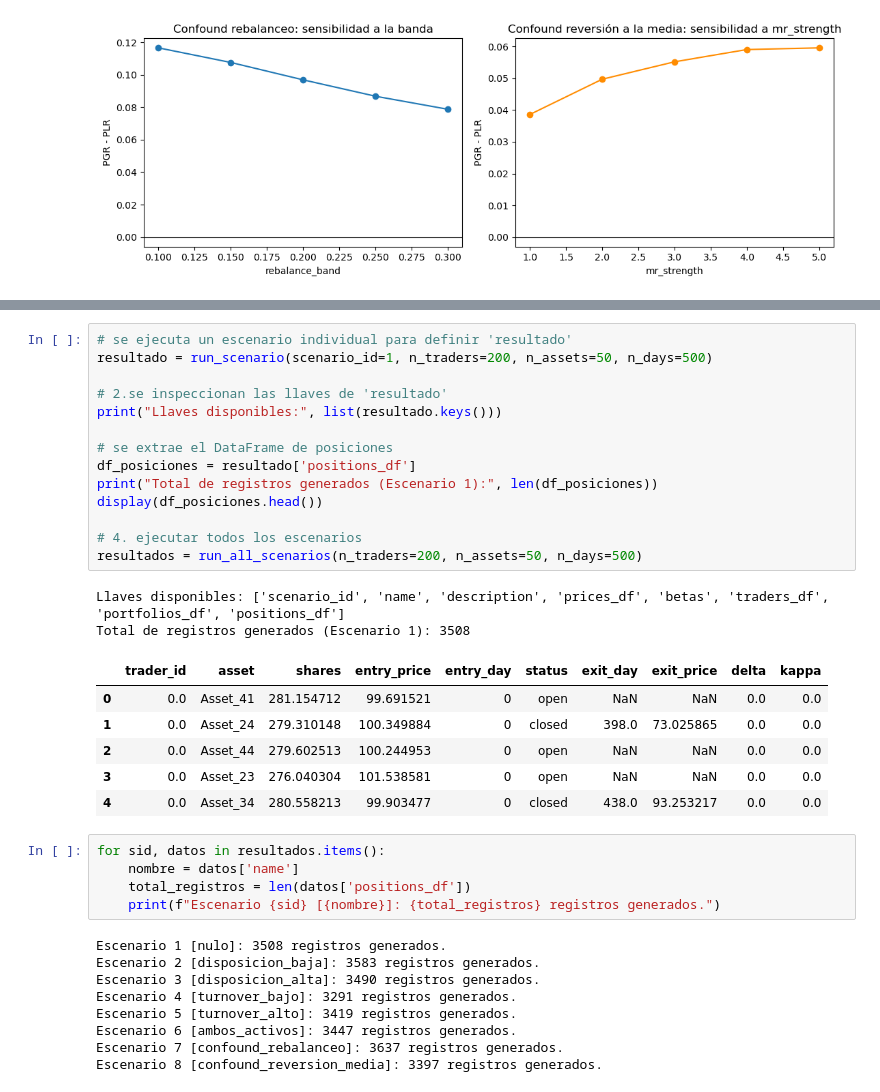
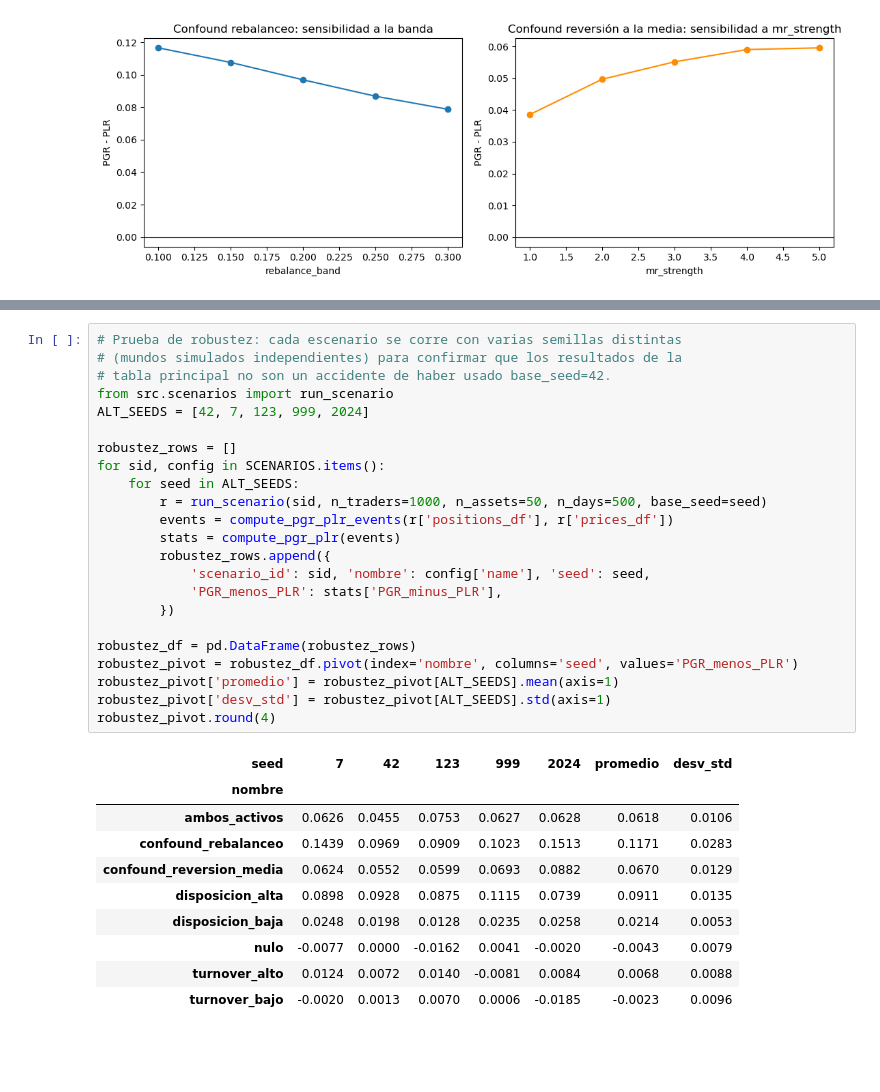
Before and after one commit to perezvic20067/behavioral-finance, a Jupyter notebook: notebooks/pruebas.ipynb, the cells around one changed output, grey strips where cells are left out. Cells and saved outputs as stored; diff of their text form; blank space fills up the shorter version.

Commit message:
agrega prueba de robustez con varias semillas y verificaciones automaticas al notebook

```diff
--- a/notebooks/pruebas.ipynb
+++ b/notebooks/pruebas.ipynb
@@ -169,37 +157,34 @@ Escenarios cargados exitosamente: [1, 2, 3, 4, 5, 6, 7, 8]
-# %%
-# se ejecuta un escenario individual para definir 'resultado'
-resultado = run_scenario(scenario_id=1, n_traders=200, n_assets=50, n_days=500)
-
-# 2.se inspeccionan las llaves de 'resultado'
-print("Llaves disponibles:", list(resultado.keys()))
-
-# se extrae el DataFrame de posiciones
-df_posiciones = resultado['positions_df']
-print("Total de registros generados (Escenario 1):", len(df_posiciones))
-display(df_posiciones.head())
-
-# 4. ejecutar todos los escenarios
-resultados = run_all_scenarios(n_traders=200, n_assets=50, n_days=500)
-# %% [output]
-Llaves disponibles: ['scenario_id', 'name', 'description', 'prices_df', 'betas', 'traders_df', 'portfolios_df', 'positions_df']
-Total de registros generados (Escenario 1): 3508
-|  | trader_id | asset | shares | entry_price | entry_day | status | exit_day | exit_price | delta | kappa |
-| 0 | 0.0 | Asset_41 | 281.154712 | 99.691521 | 0 | open | NaN | NaN | 0.0 | 0.0 |
-| 1 | 0.0 | Asset_24 | 279.310148 | 100.349884 | 0 | closed | 398.0 | 73.025865 | 0.0 | 0.0 |
-| 2 | 0.0 | Asset_44 | 279.602513 | 100.244953 | 0 | open | NaN | NaN | 0.0 | 0.0 |
-| 3 | 0.0 | Asset_23 | 276.040304 | 101.538581 | 0 | open | NaN | NaN | 0.0 | 0.0 |
-| 4 | 0.0 | Asset_34 | 280.558213 | 99.903477 | 0 | closed | 438.0 | 93.253217 | 0.0 | 0.0 |
-# %%
-for sid, datos in resultados.items():
-    nombre = datos['name']
-    total_registros = len(datos['positions_df'])
-    print(f"Escenario {sid} [{nombre}]: {total_registros} registros generados.")
-# %% [output]
-Escenario 1 [nulo]: 3508 registros generados.
-Escenario 2 [disposicion_baja]: 3583 registros generados.
-Escenario 3 [disposicion_alta]: 3490 registros generados.
-Escenario 4 [turnover_bajo]: 3291 registros generados.
-Escenario 5 [turnover_alto]: 3419 registros generados.
-Escenario 6 [ambos_activos]: 3447 registros generados.
-Escenario 7 [confound_rebalanceo]: 3637 registros generados.
-Escenario 8 [confound_reversion_media]: 3397 registros generados.
+# %%
+# Prueba de robustez: cada escenario se corre con varias semillas distintas
+# (mundos simulados independientes) para confirmar que los resultados de la
+# tabla principal no son un accidente de haber usado base_seed=42.
+from src.scenarios import run_scenario
+ALT_SEEDS = [42, 7, 123, 999, 2024]
+
+robustez_rows = []
+for sid, config in SCENARIOS.items():
+    for seed in ALT_SEEDS:
+        r = run_scenario(sid, n_traders=1000, n_assets=50, n_days=500, base_seed=seed)
+        events = compute_pgr_plr_events(r['positions_df'], r['prices_df'])
+        stats = compute_pgr_plr(events)
+        robustez_rows.append({
+            'scenario_id': sid, 'nombre': config['name'], 'seed': seed,
+            'PGR_menos_PLR': stats['PGR_minus_PLR'],
+        })
+
+robustez_df = pd.DataFrame(robustez_rows)
+robustez_pivot = robustez_df.pivot(index='nombre', columns='seed', values='PGR_menos_PLR')
+robustez_pivot['promedio'] = robustez_pivot[ALT_SEEDS].mean(axis=1)
+robustez_pivot['desv_std'] = robustez_pivot[ALT_SEEDS].std(axis=1)
+robustez_pivot.round(4)
+# %% [output]
+| seed | 7 | 42 | 123 | 999 | 2024 | promedio | desv_std |
+| nombre |  |  |  |  |  |  |  |
+| ambos_activos | 0.0626 | 0.0455 | 0.0753 | 0.0627 | 0.0628 | 0.0618 | 0.0106 |
+| confound_rebalanceo | 0.1439 | 0.0969 | 0.0909 | 0.1023 | 0.1513 | 0.1171 | 0.0283 |
+| confound_reversion_media | 0.0624 | 0.0552 | 0.0599 | 0.0693 | 0.0882 | 0.0670 | 0.0129 |
+| disposicion_alta | 0.0898 | 0.0928 | 0.0875 | 0.1115 | 0.0739 | 0.0911 | 0.0135 |
+| disposicion_baja | 0.0248 | 0.0198 | 0.0128 | 0.0235 | 0.0258 | 0.0214 | 0.0053 |
+| nulo | -0.0077 | 0.0000 | -0.0162 | 0.0041 | -0.0020 | -0.0043 | 0.0079 |
+| turnover_alto | 0.0124 | 0.0072 | 0.0140 | -0.0081 | 0.0084 | 0.0068 | 0.0088 |
+| turnover_bajo | -0.0020 | 0.0013 | 0.0070 | 0.0006 | -0.0185 | -0.0023 | 0.0096 |
```
Also changed, not shown: parts of 3 cells of this notebook.
